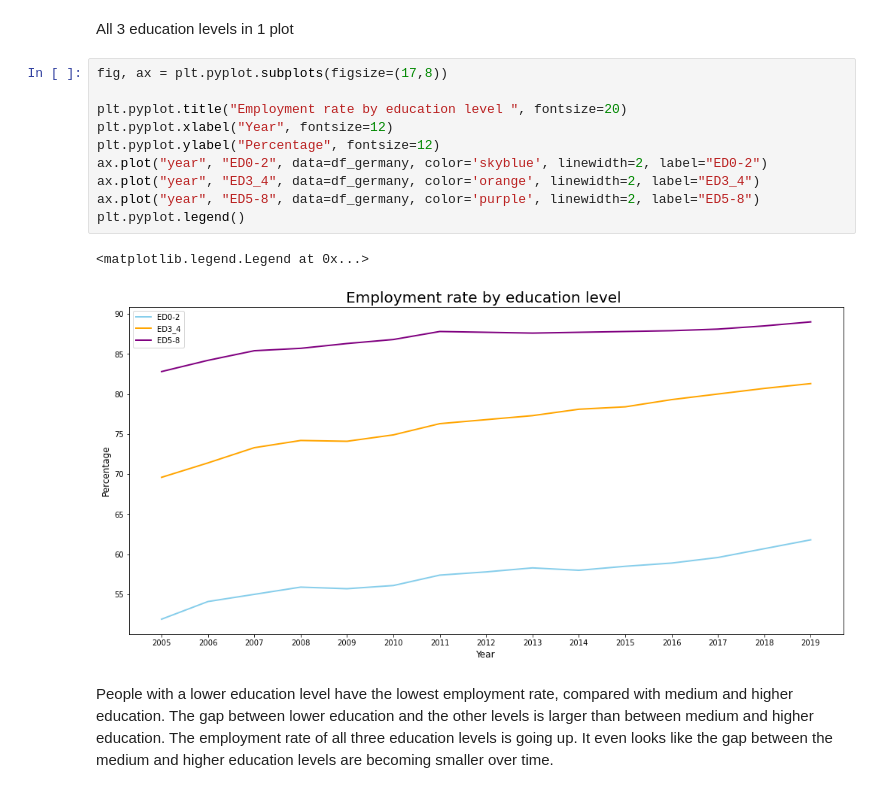
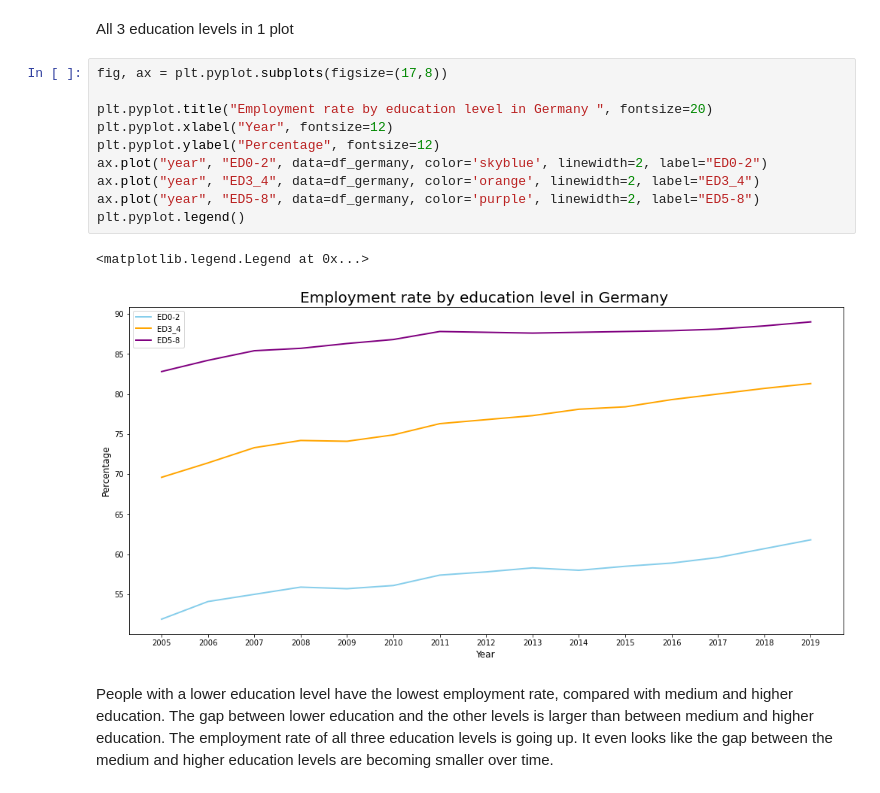
Before and after one commit to Malonk/unemployment_stats, a Jupyter notebook: notebooks/education_employment_rate_germany.ipynb, the cells around one changed output. Drawn from its saved outputs; the diff is of its cells as text.

Commit message:
adding germany greece eu28

```diff
--- a/notebooks/education_employment_rate_germany.ipynb
+++ b/notebooks/education_employment_rate_germany.ipynb
@@ -166,16 +168,16 @@ All 3 education levels in 1 plot
 # %%
 fig, ax = plt.pyplot.subplots(figsize=(17,8))
 
-plt.pyplot.title("Employment rate by education level ", fontsize=20)
+plt.pyplot.title("Employment rate by education level in Germany ", fontsize=20)
 plt.pyplot.xlabel("Year", fontsize=12)
 plt.pyplot.ylabel("Percentage", fontsize=12)
 ax.plot("year", "ED0-2", data=df_germany, color='skyblue', linewidth=2, label="ED0-2")
 ax.plot("year", "ED3_4", data=df_germany, color='orange', linewidth=2, label="ED3_4")
 ax.plot("year", "ED5-8", data=df_germany, color='purple', linewidth=2, label="ED5-8")
 plt.pyplot.legend()
 # %% [output]
 <matplotlib.legend.Legend at 0x...>
-[figure, old version]
+[figure, new version]
 # %% [markdown]
 People with a lower education level have the lowest employment rate, compared with medium and higher education. The gap between lower education and the other levels is larger than between medium and higher education. The employment rate of all three education levels is going up. It even looks like the gap between the medium and higher education levels are becoming smaller over time.
 # %%
```
Also changed, not shown: parts of 9 cells of this notebook, 6 other files.
